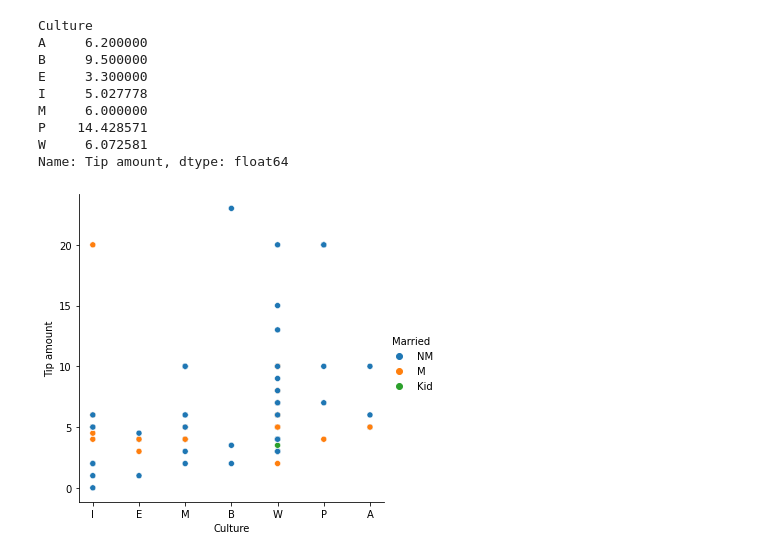
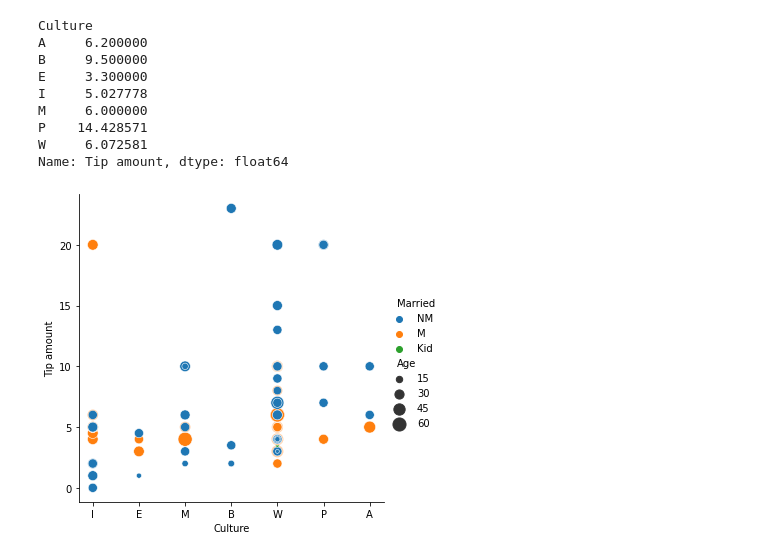
Before and after one commit to ingimar-eyfjord/Hair_tip_data_analysis, a Jupyter notebook: Hair_tip_data_analysis.ipynb, the cells around one changed output. Saved outputs shown, nothing was run; the diff lists cells and outputs as text; code cells hidden in the pictures.

Commit message:
add scatter

```diff
--- a/Hair_tip_data_analysis.ipynb
+++ b/Hair_tip_data_analysis.ipynb
@@ -277,6 +277,6 @@ W     6.072581
 Name: Tip amount, dtype: float64
 # %%
 tips = HairCutBatch
-sns.relplot(x="Culture", y="Tip amount", hue="Married", data=tips);
+sns.relplot(x="Culture", y="Tip amount", hue="Married", size="Age", sizes=(15, 200), data=tips);
 # %% [output]
-[figure, old version]
+[figure, new version]
```
Also changed, not shown: parts of 3 cells of this notebook.
